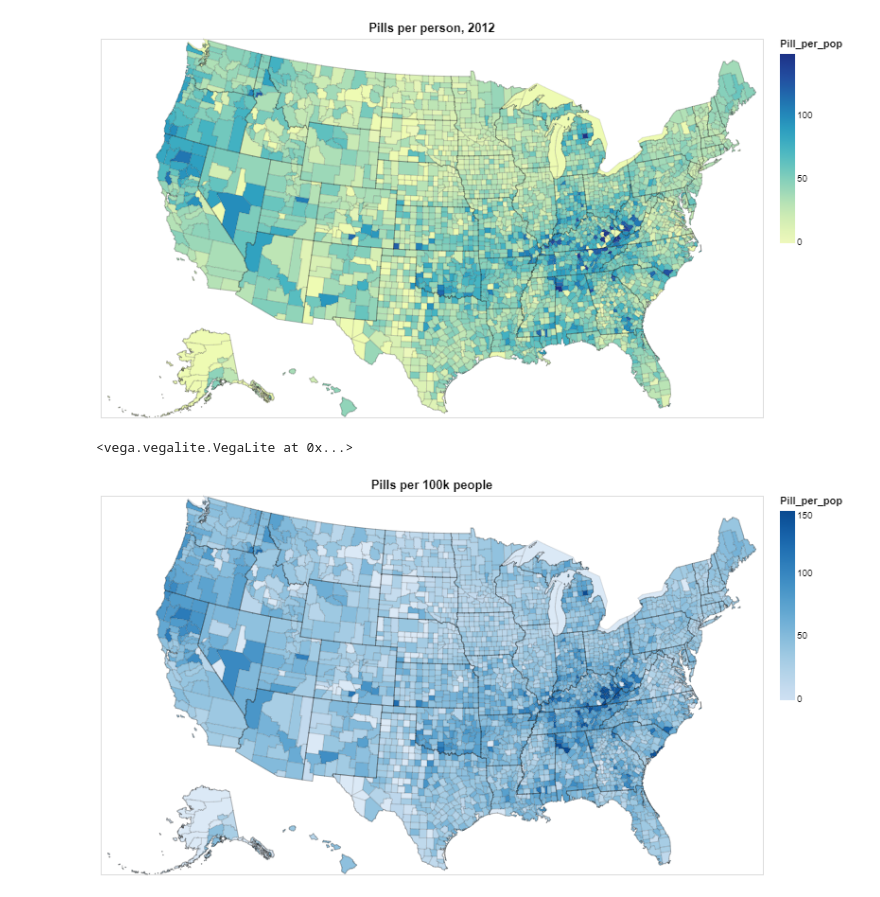
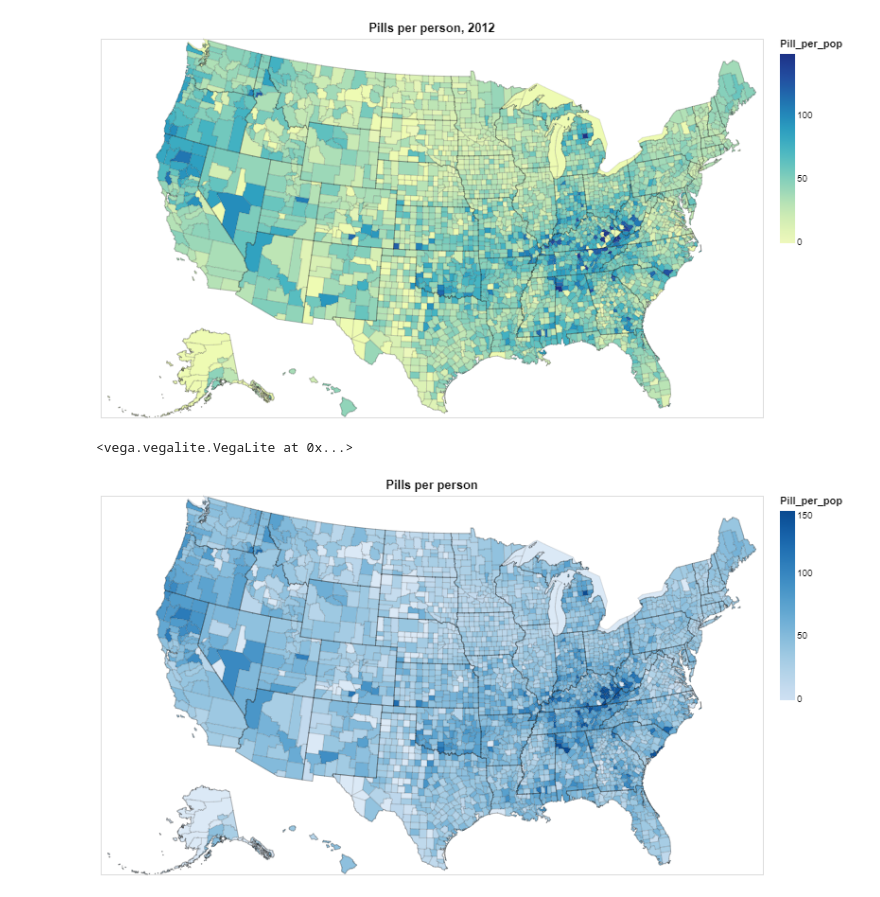
Before and after one commit to sdasara95/Opioid-Crisis, a Jupyter notebook: main.ipynb, the cells around one changed output. Cells and saved outputs as stored; diff of their text form; code cells hidden in the pictures.

```diff
--- a/main.ipynb
+++ b/main.ipynb
@@ -197,32 +197,32 @@ fg = alt.Chart(counties).mark_geoshape(
     ).properties(
         width=700,
         height=400,
-        title='Pills per 100k people'
+        title='Pills per person'
 )
 
 outline = alt.Chart(states).mark_geoshape(stroke='black',strokeWidth=0.2).project(
     type='albersUsa'
     )
 
 fg1 = alt.Chart(counties).mark_geoshape(
         stroke='black',
         strokeWidth=0.05
     ).project(
         type='albersUsa'
     ).transform_lookup(
         lookup='id',
         from_=alt.LookupData(fdf, 'fips', ['year','Pill_per_pop','BUYER_COUNTY', 'state'])
     ).transform_calculate(
         Pill_per_pop='isValid(datum.Pill_per_pop) ? datum.Pill_per_pop : -1'
     ).encode(
         tooltip=['BUYER_COUNTY:N', 'state:N','Pill_per_pop:Q','year:Q']
     ).properties(
         width=700,
         height=400,
         title='Pills per person'
 )
 
 fg+outline+fg1
 # %% [output]
 <vega.vegalite.VegaLite at 0x...>
-[figure, old version]
+[figure, new version]
```
